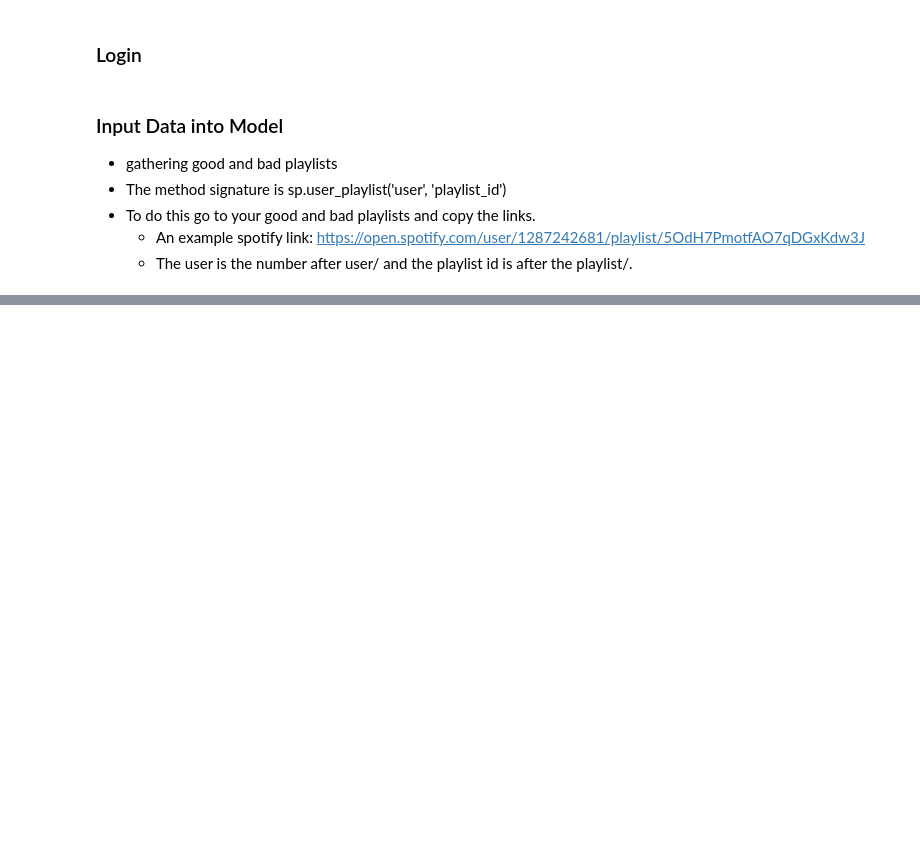
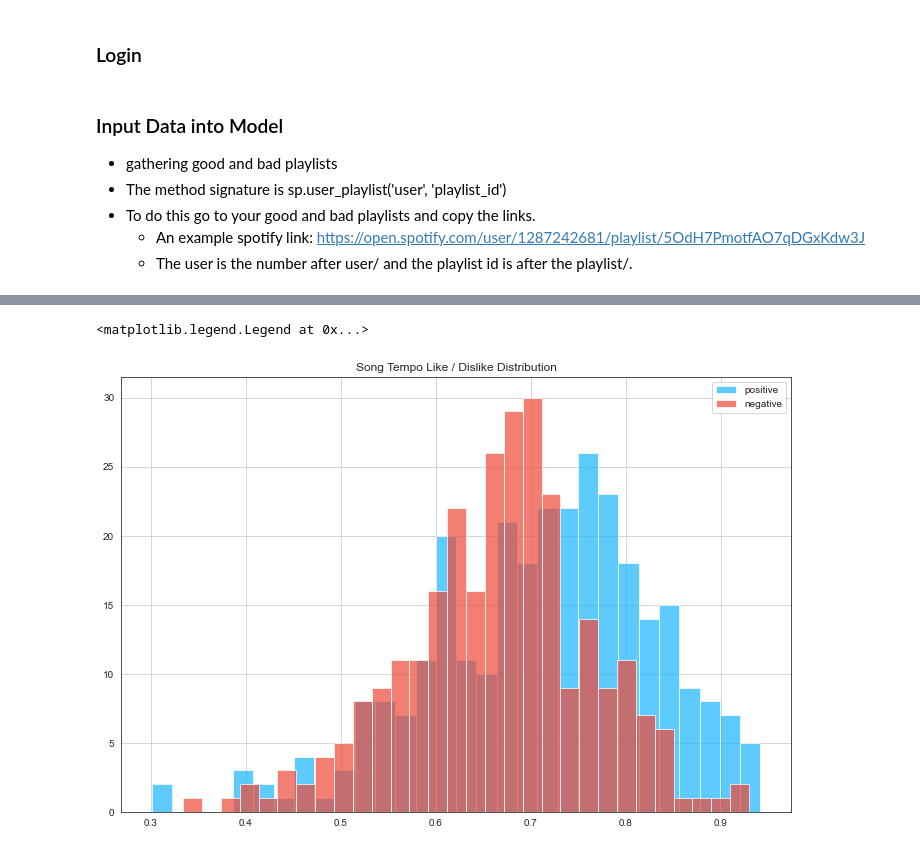
Before and after one commit to bananajoe-4/spotify-discover-weekly-ml, a Jupyter notebook: notebook.ipynb, the cells around one changed output, grey strips where cells are left out. Saved outputs shown, nothing was run; the diff lists cells and outputs as text; code cells hidden in the pictures; blank space fills up the shorter version.

```diff
--- a/notebook.ipynb
+++ b/notebook.ipynb
@@ -190,3 +227,12 @@ plt.legend(loc='upper right')
+# %%
+fig = plt.figure(figsize=(12,8))
+plt.title("Song Tempo Like / Dislike Distribution")
+pos_dance.hist(alpha=0.7, bins=30, label='positive')
+neg_dance.hist(alpha=0.7, bins=30, label='negative')
+plt.legend(loc='upper right')
+# %% [output]
+<matplotlib.legend.Legend at 0x...>
+[figure, added]
 # %%
 fig2 = plt.figure(figsize=(15,15))
 
```
Also changed, not shown: parts of 23 cells of this notebook.
